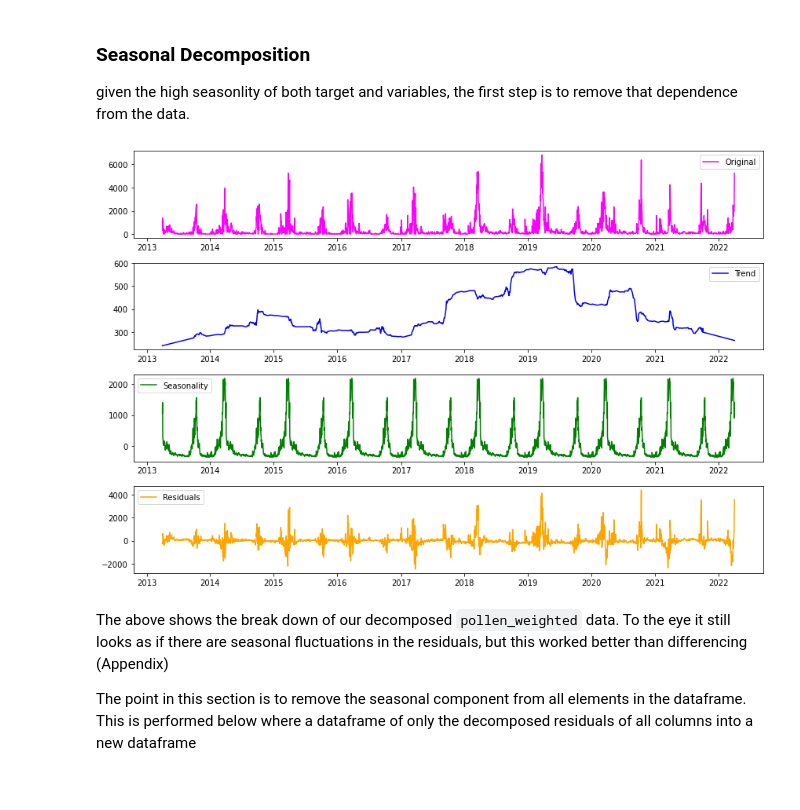
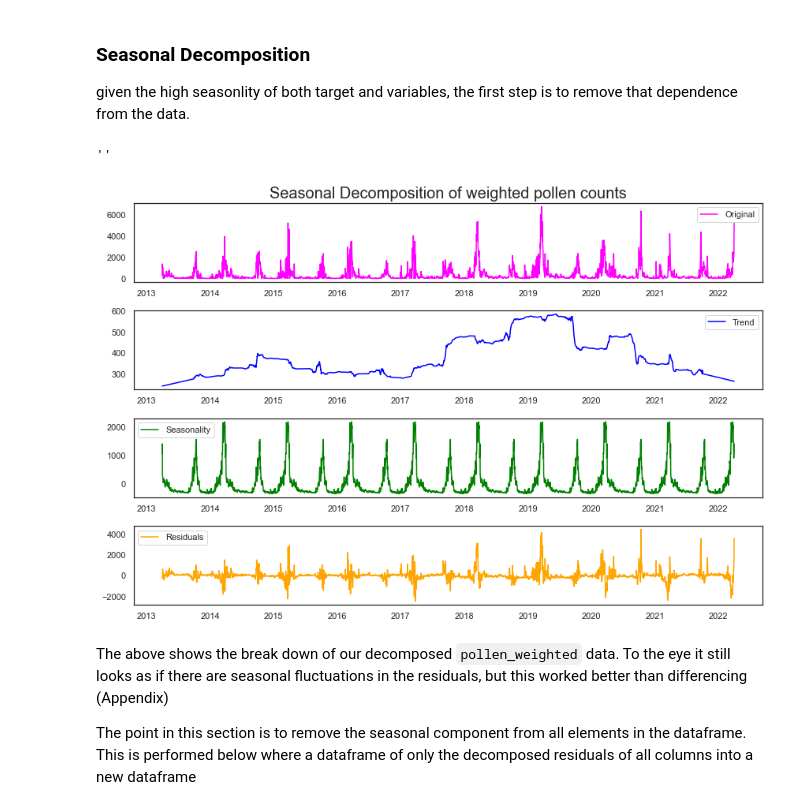
Before and after one commit to nikennedy/pollen_forecasting, a Jupyter notebook: final_notebook.ipynb, the cells around one changed output. Cells and saved outputs as stored; diff of their text form; code cells hidden in the pictures.

Commit message:
pre-lake update w/o season

```diff
--- a/final_notebook.ipynb
+++ b/final_notebook.ipynb
@@ -487,26 +491,29 @@ decomp_pollen = seasonal_decompose(main_df['pollen_weighted'].resample('D').mean
 # %%
 #isolating the decomposed elements
 trend = decomp_pollen.trend
 seasonal = decomp_pollen.seasonal
 residual = decomp_pollen.resid
 
 # plotting the decomposition
 plt.figure(figsize=(12,8))
 plt.subplot(411)
 plt.plot(main_df['pollen_weighted'], label='Original', color='magenta')
+plt.title('Seasonal Decomposition of weighted pollen counts', size=20)
 plt.legend(loc='best')
 plt.subplot(412)
 plt.plot(trend, label='Trend', color='blue')
 plt.legend(loc='best')
 plt.subplot(413)
 plt.plot(seasonal,label='Seasonality', color='green')
 plt.legend(loc='best')
 plt.subplot(414)
 plt.plot(residual, label='Residuals', color='orange')
 plt.legend(loc='best')
 plt.tight_layout()
+;
 # %% [output]
+''
-[figure, old version]
+[figure, new version]
 # %% [markdown]
 The above shows the break down of our decomposed `pollen_weighted` data. To the eye it still looks as if there are seasonal fluctuations in the residuals, but this worked better than differencing (Appendix)
 
```
Also changed, not shown: parts of 12 cells of this notebook.
